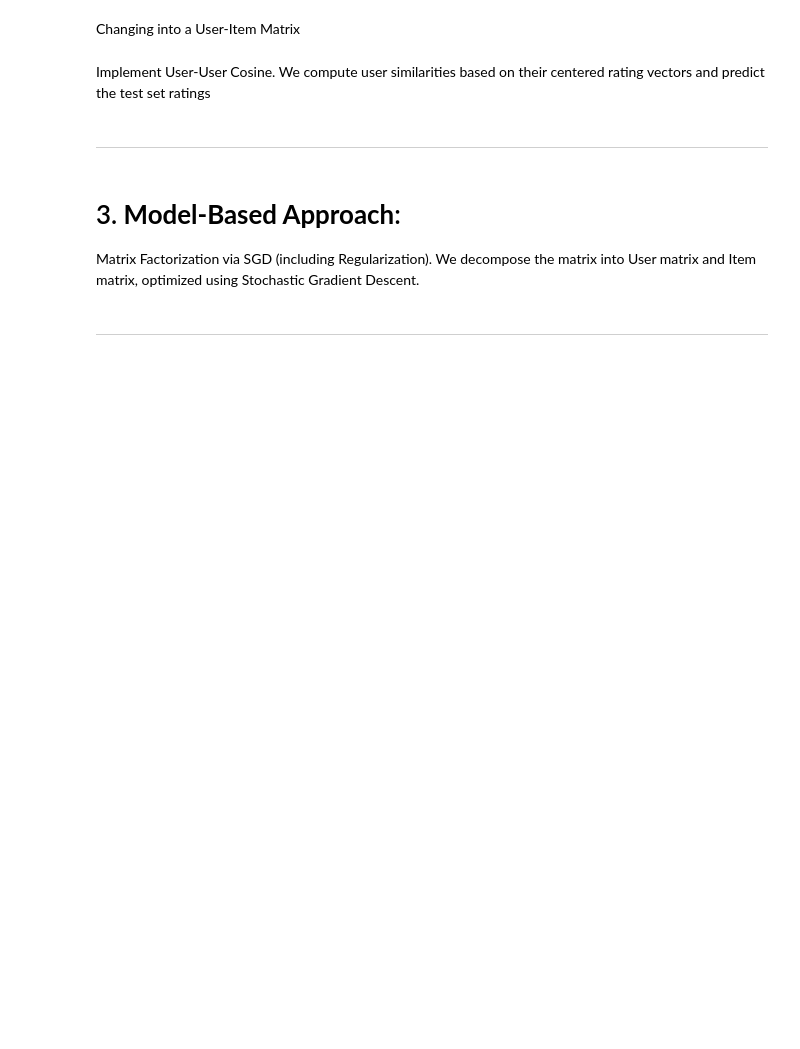
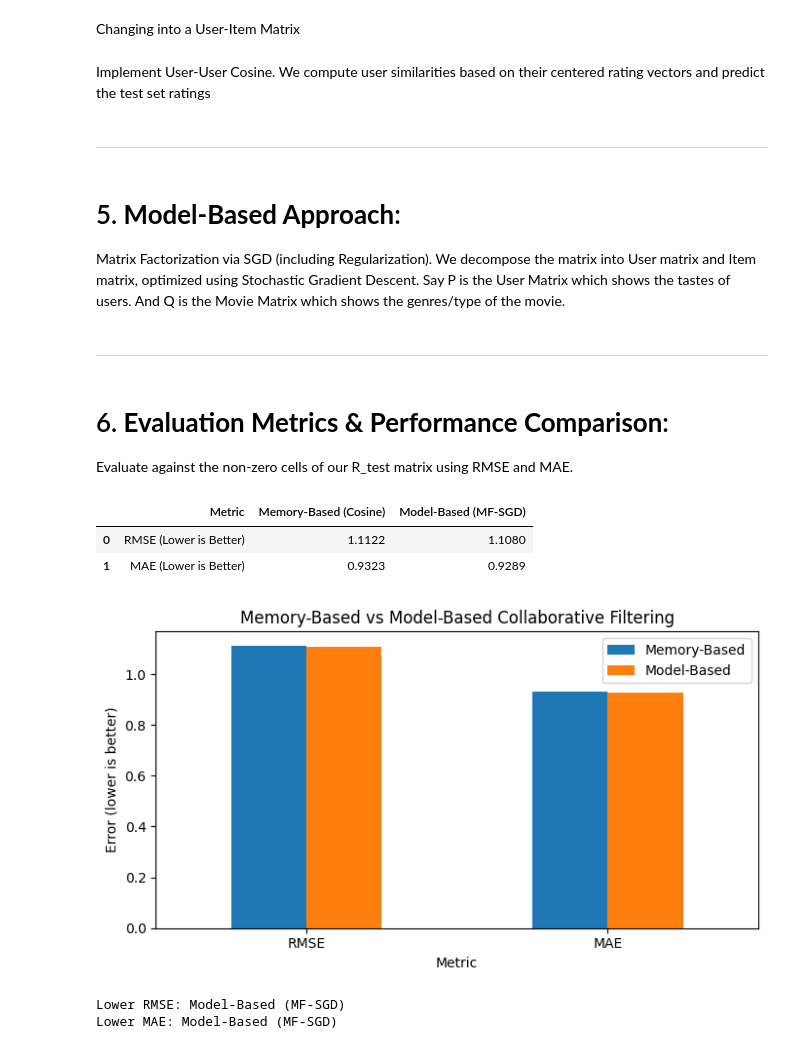
Before and after one commit to oinkcoder/DarshMosur-Intelligence-SIG-Recs-2026, a Jupyter notebook: mandatory-tasks/recommender-systems-cf-to-dlrm/RecommendationTasks/01_CollaborativeFiltering/collaborative_filtering.ipynb, the cells around one changed output. Drawn from its saved outputs; the diff is of its cells as text; code cells hidden in the pictures; blank space fills up the shorter version.

Commit message:
Evaluation Metrics and Conclusion

```diff
--- a/mandatory-tasks/recommender-systems-cf-to-dlrm/RecommendationTasks/01_CollaborativeFiltering/collaborative_filtering.ipynb
+++ b/mandatory-tasks/recommender-systems-cf-to-dlrm/RecommendationTasks/01_CollaborativeFiltering/collaborative_filtering.ipynb
@@ -177,15 +175,16 @@ mem_preds = predict_memory_based(R_train, train_user_means, global_train_mean)
 
 ---
 # %% [markdown]
-# 3. **Model-Based Approach**:
+# 5. **Model-Based Approach**:
 
 Matrix Factorization via SGD (including Regularization).
 We decompose the matrix into User matrix and Item matrix, optimized using Stochastic Gradient Descent.
+Say P is the User Matrix which shows the tastes of users. And Q is the Movie Matrix which shows the genres/type of the movie.
 # %%
 def train_matrix_factorization(R_train, train_df, train_user_means, global_mean, k=20, lr=0.005, reg=0.02, epochs=30):
-    # Initialize Latent Factors randomly
-    P = np.random.normal(scale=1./k, size=(n_users, k))
-    Q = np.random.normal(scale=1./k, size=(n_movies, k))
+    # Initialize k Latent Factors randomly
+    P = np.random.normal(scale=1.0/k, size=(n_users, k))   # Scale ensures that 68% of the generated datapoints fall roughly within 1/k deviation of the mean
+    Q = np.random.normal(scale=1.0/k, size=(n_movies, k))
 
     # Extract training samples for fast row-by-row SGD iteration
     samples = []
@@ -196,7 +195,7 @@ def train_matrix_factorization(R_train, train_df, train_user_means, global_mean,
 
     # SGD Loop
     for epoch in range(epochs):
-        np.random.shuffle(samples)
+        np.random.shuffle(samples)          # In each epoch, the samples are shuffled to ensure random updates, helps prevent cycles and speeds up convergence
         for u, i, r_centered in samples:
             # Predict centered interaction via dot product
             pred_centered = np.dot(P[u, :], Q[i, :])
@@ -222,3 +221,7 @@ model_preds = train_matrix_factorization(R_train, train_df, train_user_means, gl
 
 
 ---
+# %% [markdown]
+# 6. **Evaluation Metrics & Performance Comparison**:
+
+Evaluate against the non-zero cells of our R_test matrix using RMSE and MAE.
@@ -224,0 +251,34 @@ model_preds = train_matrix_factorization(R_train, train_df, train_user_means, gl
+# %%
+# Display a short numerical comparison
+results_display = results_df.copy()
+results_display[['Memory-Based (Cosine)', 'Model-Based (MF-SGD)']] = results_display[['Memory-Based (Cosine)', 'Model-Based (MF-SGD)']].round(4)
+display(results_display)
+
+# Plot 1: RMSE and MAE comparison
+import matplotlib.pyplot as plt
+
+plot_df = pd.DataFrame({
+    'Metric': ['RMSE', 'MAE'],
+    'Memory-Based': [mem_rmse, mem_mae],
+    'Model-Based': [model_rmse, model_mae]
+})
+
+ax = plot_df.set_index('Metric').plot(kind='bar', figsize=(7, 4))
+ax.set_ylabel('Error (lower is better)')
+ax.set_title('Memory-Based vs Model-Based Collaborative Filtering')
+ax.tick_params(axis='x', rotation=0)
+plt.tight_layout()
+plt.show()
+
+# Identify the lower-error method for each metric without hard-coding the result.
+rmse_winner = 'Memory-Based (Cosine)' if mem_rmse < model_rmse else 'Model-Based (MF-SGD)'
+mae_winner = 'Memory-Based (Cosine)' if mem_mae < model_mae else 'Model-Based (MF-SGD)'
+print(f'Lower RMSE: {rmse_winner}')
+print(f'Lower MAE: {mae_winner}')
+# %% [output]
+|  | Metric | Memory-Based (Cosine) | Model-Based (MF-SGD) |
+| 0 | RMSE (Lower is Better) | 1.1122 | 1.1080 |
+| 1 | MAE (Lower is Better) | 0.9323 | 0.9289 |
+[figure, added]
+Lower RMSE: Model-Based (MF-SGD)
+Lower MAE: Model-Based (MF-SGD)
```
Also changed, not shown: parts of 4 cells of this notebook.
